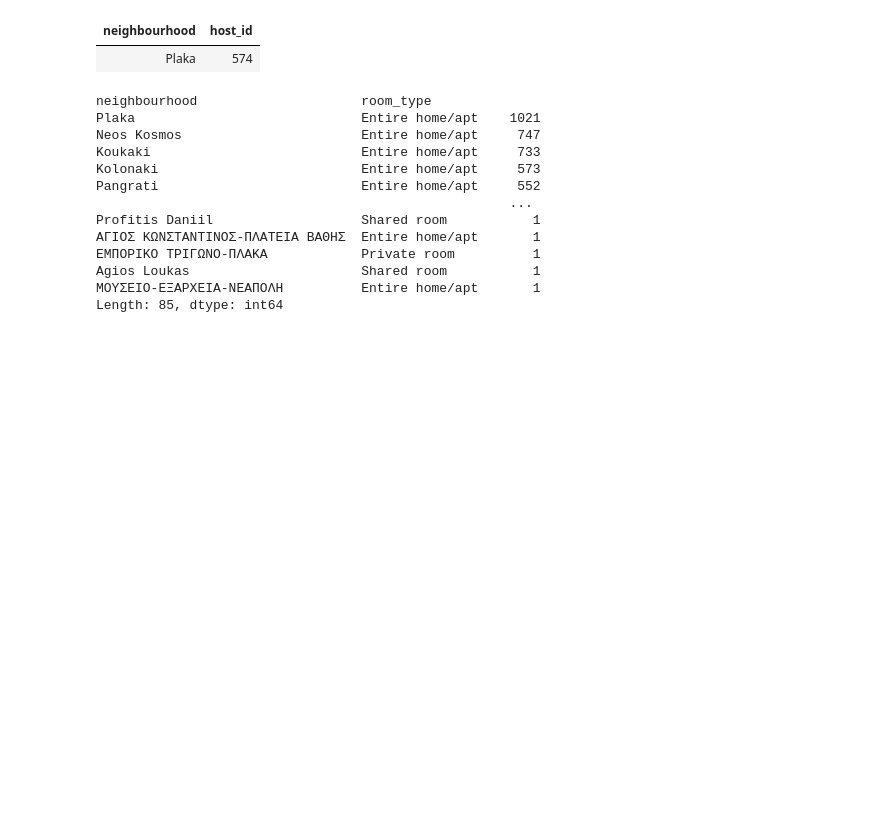
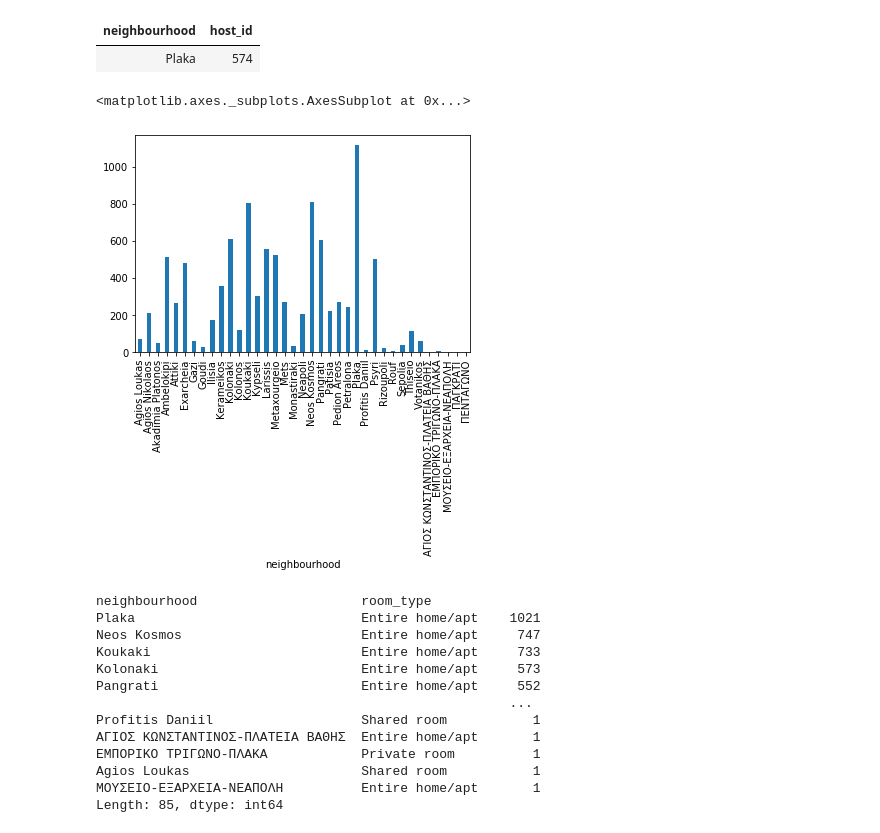
Before and after one commit to Myrto-Iglezou/Airbnb-Data-Analysis-, a Jupyter notebook: dm_project_1.ipynb, the cells around one changed output. Drawn from its saved outputs; the diff is of its cells as text; code cells hidden in the pictures; blank space fills up the shorter version.

```diff
--- a/dm_project_1.ipynb
+++ b/dm_project_1.ipynb
@@ -97,3 +114,10 @@ df.groupby(by='neighbourhood',as_index=False).agg({'host_id':'nunique'}).sort_va
+# %%
+#6
+graph = df.groupby(by='neighbourhood').size()
+graph.plot.bar(y='Count',x='Neighbourhoods')
+# %% [output]
+<matplotlib.axes._subplots.AxesSubplot at 0x...>
+[figure, added]
 # %%
 #7
 
```
Also changed, not shown: parts of 4 cells of this notebook, 2 other files.
